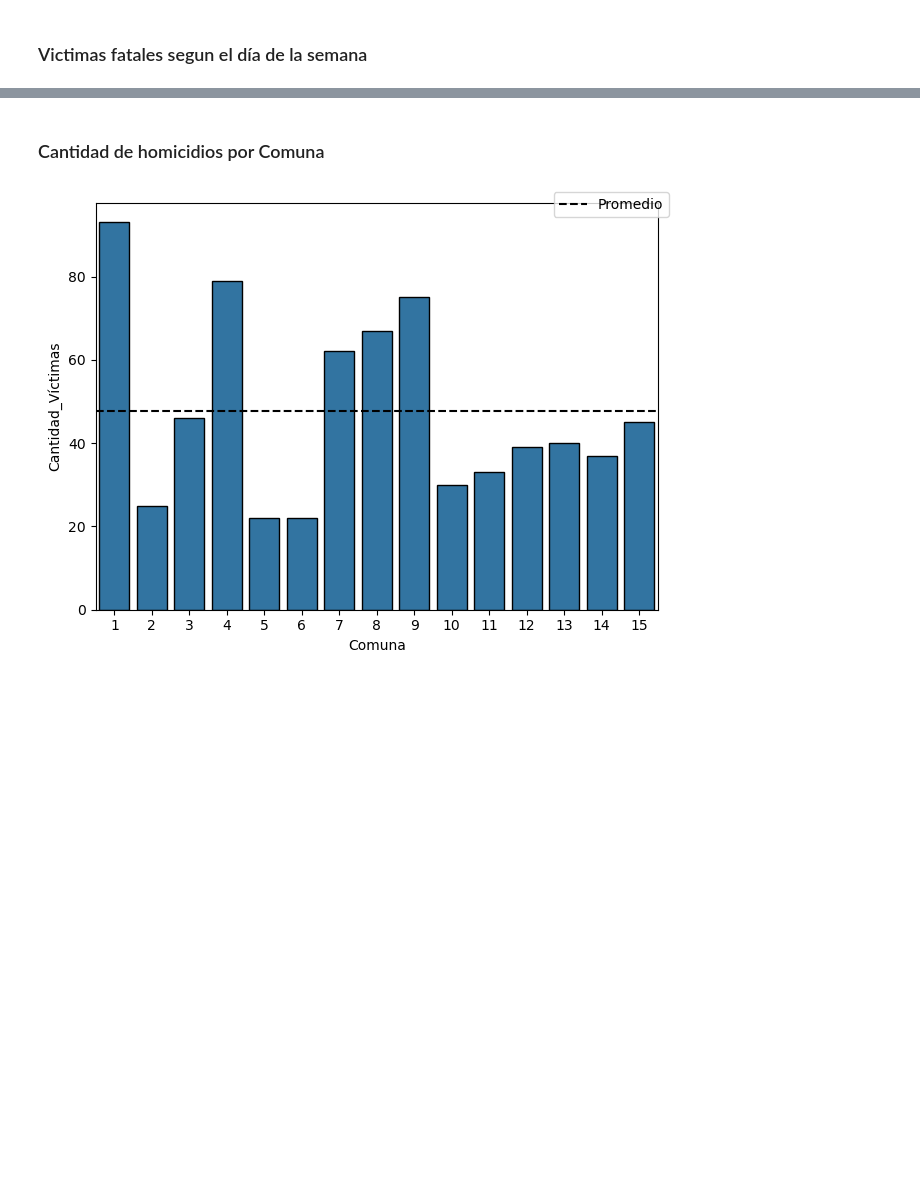
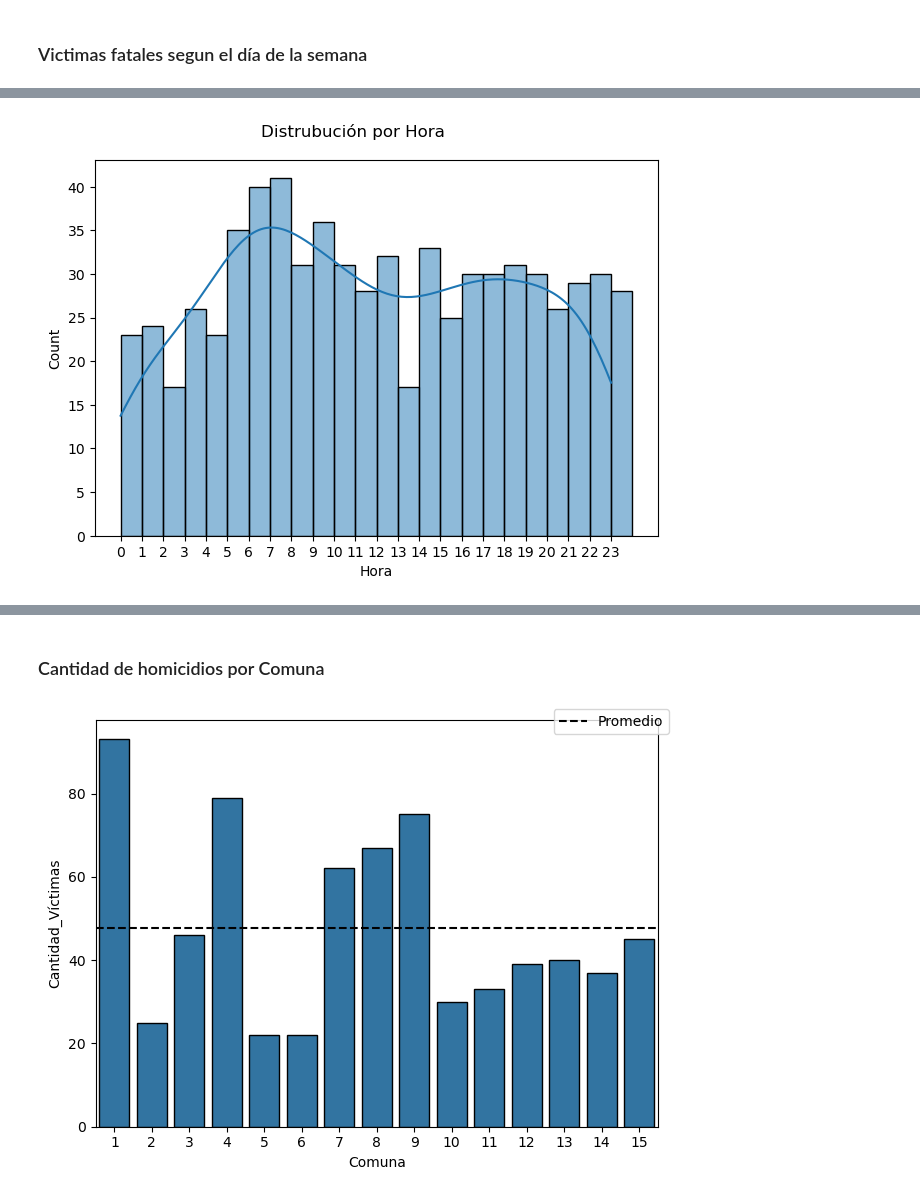
Before and after one commit to Juan-Mendoza00/pi_da, a Jupyter notebook: EDA.ipynb, the cells around one changed output, grey strips where cells are left out. Cells and saved outputs as stored; diff of their text form; code cells hidden in the pictures; blank space fills up the shorter version.

```diff
--- a/EDA.ipynb
+++ b/EDA.ipynb
@@ -25,7 +25,7 @@ import matplotlib.pyplot as plt
 %matplotlib inline
 # %%
 # Leer los archivos resultantes del libro ETL
-hechos = pd.read_csv('./data/homicidios_hechos.csv', na_values=['Sd','.',''])
+hechos = pd.read_csv('./data/homicidios_hechos.csv', na_values=['Sd', 'SD', '.',''])
 victimas = pd.read_csv('./data/homicidios_victimas.csv', na_values=['Sd','.',''])
 
 # Crear copias para no modificar los originales
@@ -324,22 +347,2 @@ plt.savefig('./visual/vict_mensual.png')
 # %% [markdown]
 ### Victimas fatales segun el día de la semana
-# %%
-# Crear columna de dia de la semana
-dias = ['Lunes', 'Martes', 'Miercoles', 'Jueves',
-         'Viernes', 'Sábado', 'Domingo']
-
-dia_mapper = {(n): dia for (n,dia) in enumerate(dias)}
-
-df_hechos['Dia_semana'] = (
-    df_hechos['Fecha'].apply(lambda x: x.day_of_week)
-    .map(dia_mapper)
-)
-
-# Tabla pivote
-g_meses = pd.pivot_table(
-    df_hechos, columns='Año', index='Dia_semana',
-    values='Cantidad_Víctimas', aggfunc='sum')
-# Columna total
-g_meses['Total'] = g_meses.sum(axis=1)
-
-g_meses
@@ -359,0 +424,22 @@ df_hechos['Fecha'][0].day
+# %%
+fig, ax = plt.subplots()
+
+fig.suptitle('Distrubución por Hora')
+
+bins = list(range(0,25))
+sns.histplot(df_hechos,
+             x='Hora',
+             kde=True,
+             ax=ax,
+             bins=bins,
+             binrange=(0,25)
+        )
+
+ax.set_xticks(range(0,24))
+
+fig.tight_layout()
+
+# Guardar la figura
+plt.savefig('./visual/dist_horas.png')
+# %% [output]
+[figure, added]
```
Also changed, not shown: parts of 27 cells of this notebook, 9 other files.
